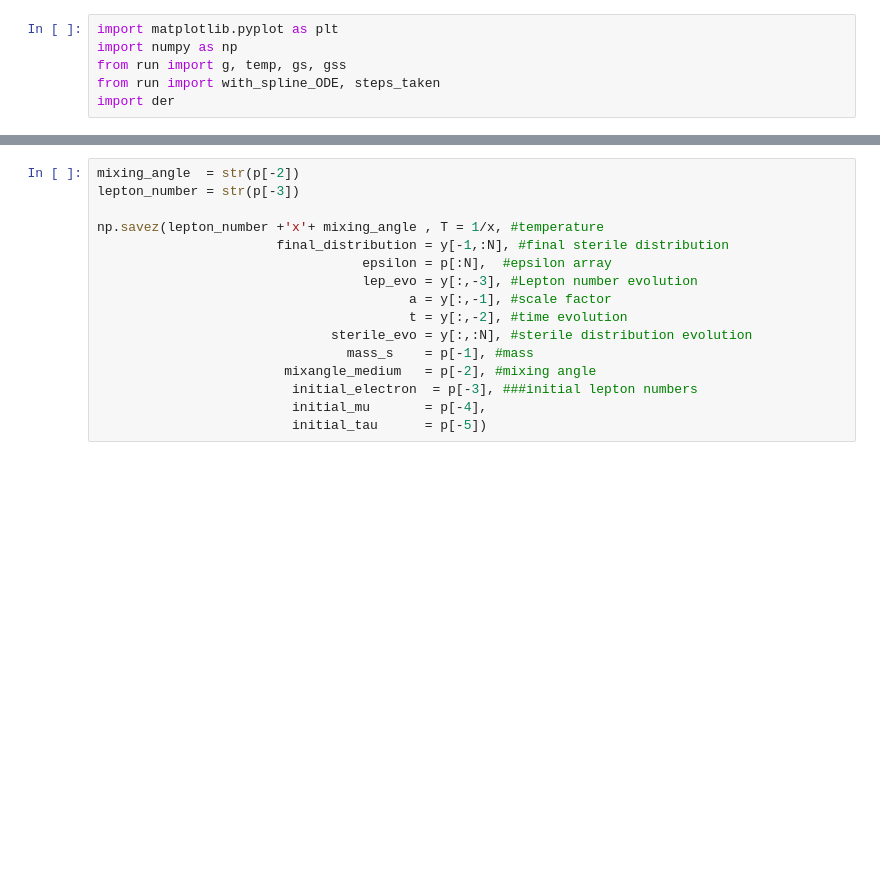
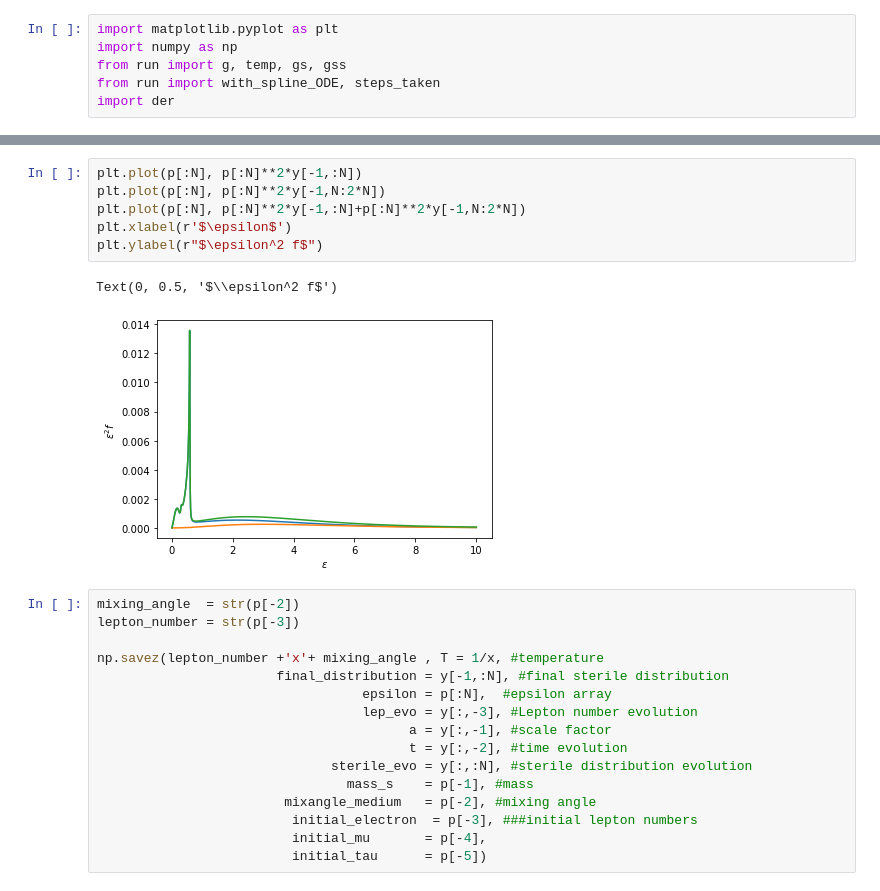
Before and after one commit to nuLABatUSD/dm_sterile_production, a Jupyter notebook: run_gstar_one_nu.ipynb, the cells around one changed output, grey strips where cells are left out. Cells and saved outputs as stored; diff of their text form; blank space fills up the shorter version.

```diff
--- a/run_gstar_one_nu.ipynb
+++ b/run_gstar_one_nu.ipynb
@@ -49,3 +51,12 @@ plt.show()
+# %%
+plt.plot(p[:N], p[:N]**2*y[-1,:N])
+plt.plot(p[:N], p[:N]**2*y[-1,N:2*N])
+plt.plot(p[:N], p[:N]**2*y[-1,:N]+p[:N]**2*y[-1,N:2*N])
+plt.xlabel(r'$\epsilon$')
+plt.ylabel(r"$\epsilon^2 f$")
+# %% [output]
+Text(0, 0.5, '$\\epsilon^2 f$')
+[figure, added]
 # %%
 mixing_angle  = str(p[-2])
 lepton_number = str(p[-3])
```
Also changed, not shown: parts of 2 cells of this notebook.
